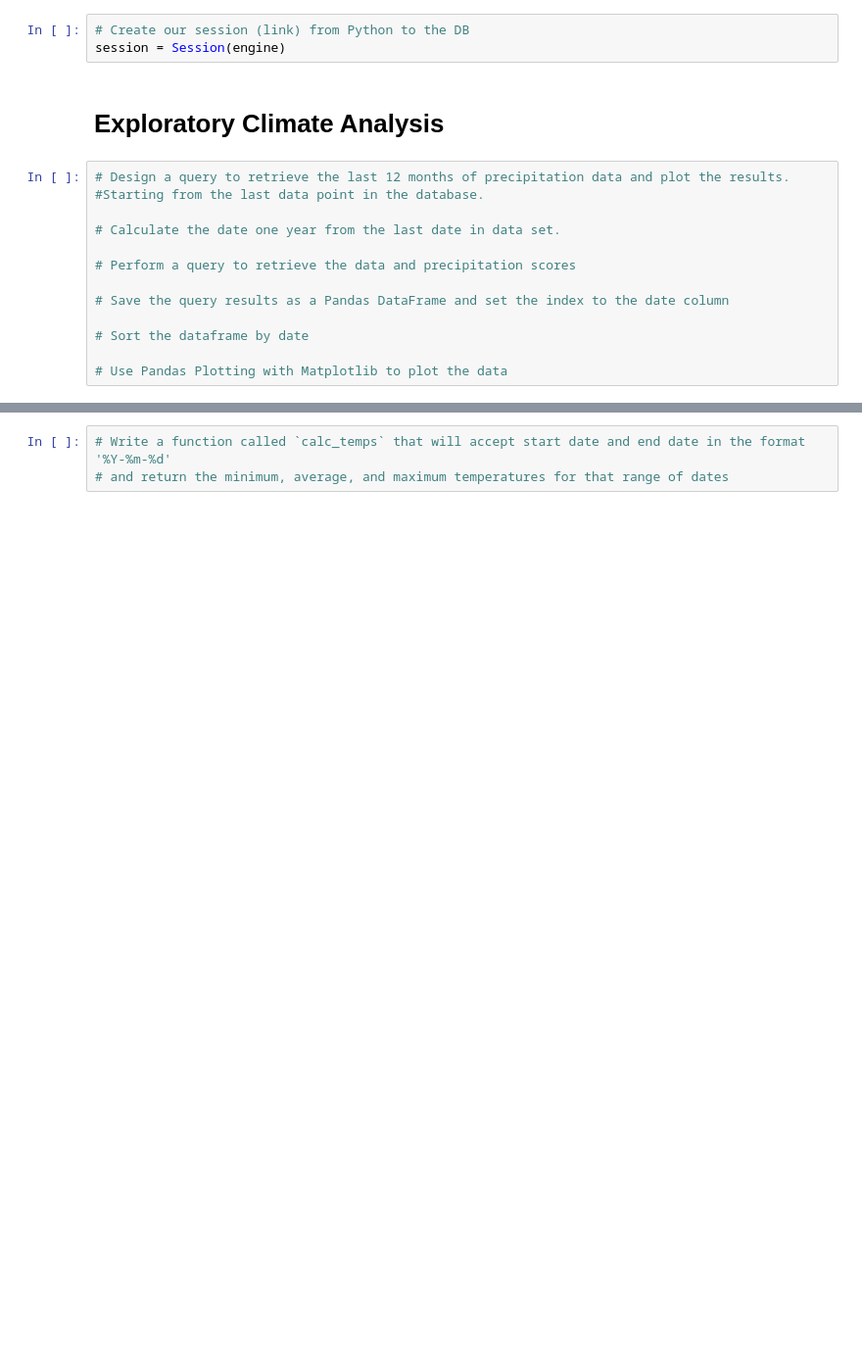
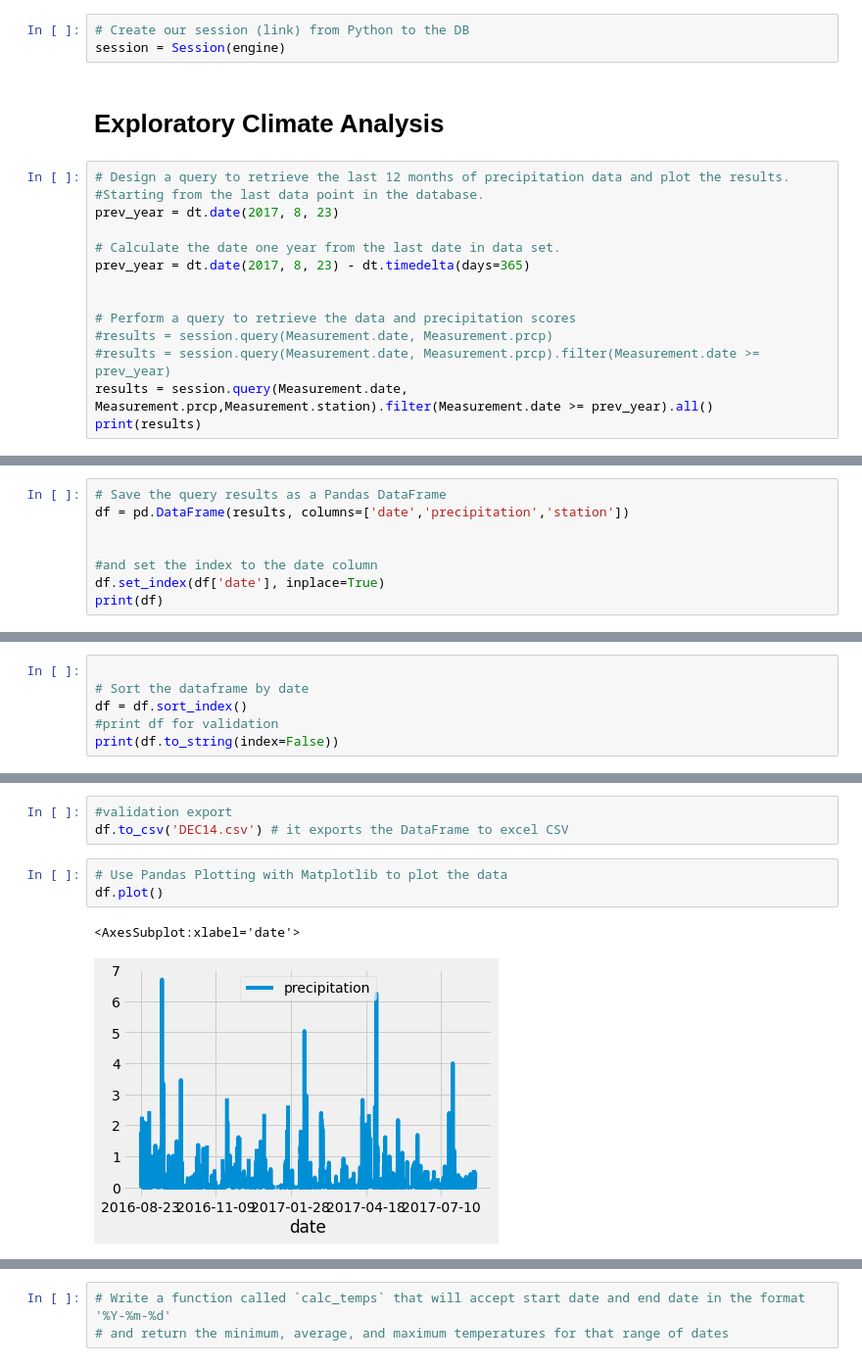
Before and after one commit to carlosdiaz77/surfs_up, a Jupyter notebook: b_climate_analysis.ipynb, the cells around one changed output, grey strips where cells are left out. Shown at 98% size. Drawn from its saved outputs; the diff is of its cells as text; blank space fills up the shorter version.

```diff
--- a/b_climate_analysis.ipynb
+++ b/b_climate_analysis.ipynb
@@ -41,13 +41,14 @@ session = Session(engine)
 # %%
 # Design a query to retrieve the last 12 months of precipitation data and plot the results.
 #Starting from the last data point in the database.
+prev_year = dt.date(2017, 8, 23)
 
 # Calculate the date one year from the last date in data set.
+prev_year = dt.date(2017, 8, 23) - dt.timedelta(days=365)
+
 
 # Perform a query to retrieve the data and precipitation scores
-
-# Save the query results as a Pandas DataFrame and set the index to the date column
-
-# Sort the dataframe by date
-
-# Use Pandas Plotting with Matplotlib to plot the data
+#results = session.query(Measurement.date, Measurement.prcp)
+#results = session.query(Measurement.date, Measurement.prcp).filter(Measurement.date >= prev_year)
+results = session.query(Measurement.date, Measurement.prcp,Measurement.station).filter(Measurement.date >= prev_year).all()
+print(results)
@@ -53,0 +57,8 @@ session = Session(engine)
+# %%
+# Save the query results as a Pandas DataFrame
+df = pd.DataFrame(results, columns=['date','precipitation','station'])
+
+
+#and set the index to the date column
+df.set_index(df['date'], inplace=True)
+print(df)
@@ -53,0 +104,6 @@ session = Session(engine)
+# %%
+
+# Sort the dataframe by date
+df = df.sort_index()
+#print df for validation
+print(df.to_string(index=False))
@@ -54,2 +128,11 @@ session = Session(engine)
+# %%
+#validation export
+df.to_csv('DEC14.csv') # it exports the DataFrame to excel CSV
+# %%
+# Use Pandas Plotting with Matplotlib to plot the data
+df.plot()
+# %% [output]
+<AxesSubplot:xlabel='date'>
+[figure, added]
 # %%
 # Use Pandas to calcualte the summary statistics for the precipitation data
```
Also changed, not shown: parts of 13 cells of this notebook, 1 other file.
